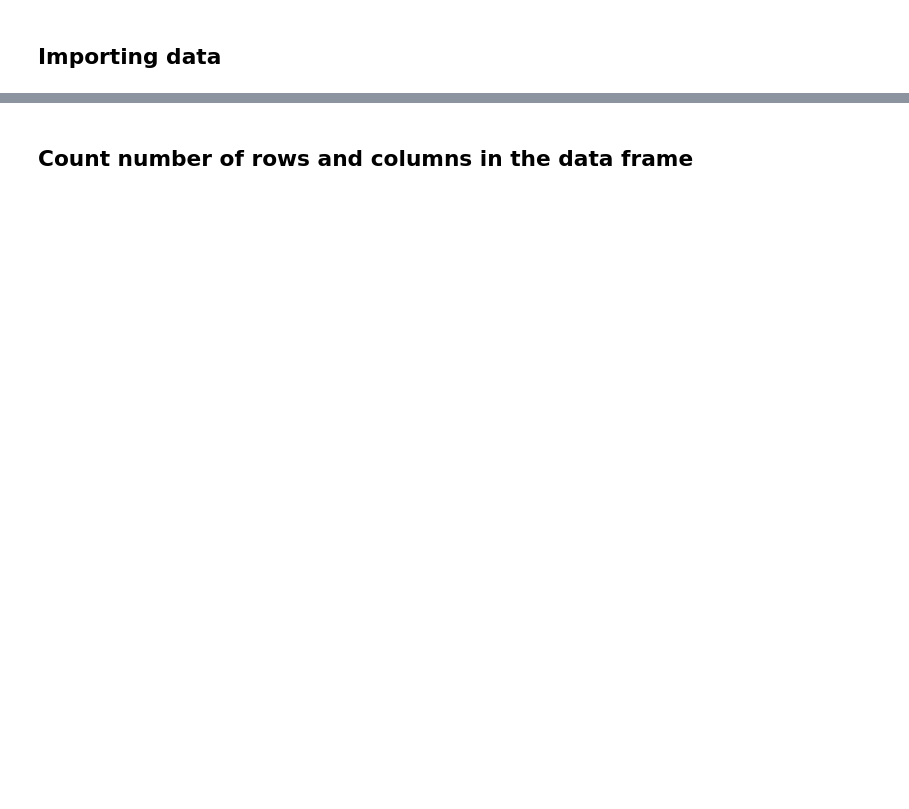
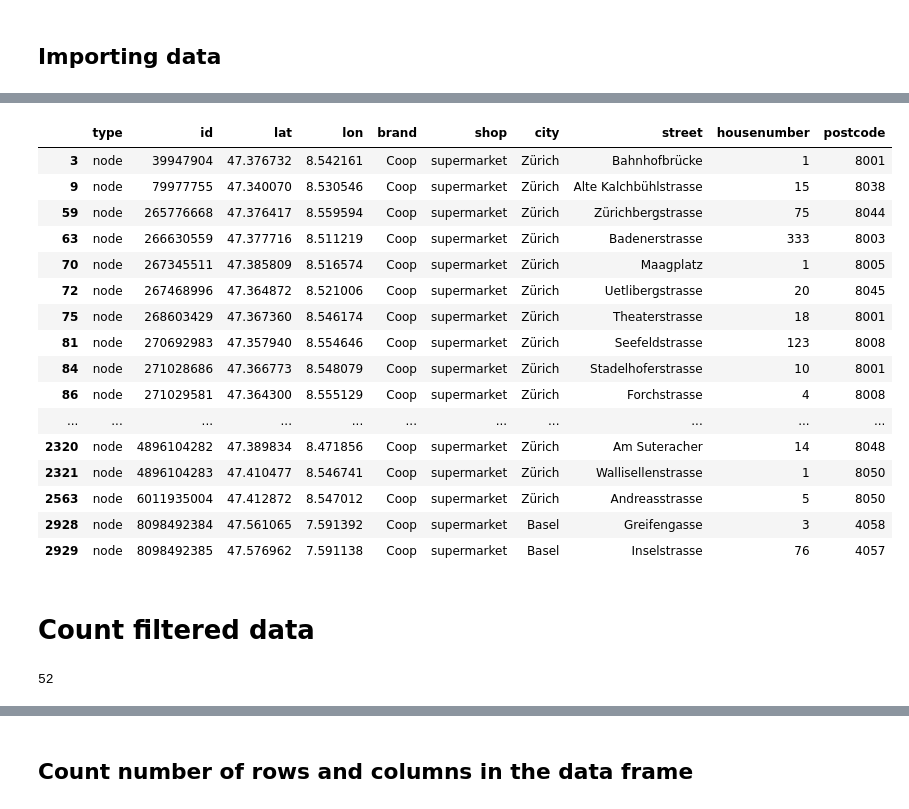
Before and after one commit to pascaleichenberger/applied_research_methods, a Jupyter notebook: Week_02/supermarkets_data_preparation.ipynb, the cells around one changed output, grey strips where cells are left out. Drawn from its saved outputs; the diff is of its cells as text; code cells hidden in the pictures; blank space fills up the shorter version.

```diff
--- a/Week_02/supermarkets_data_preparation.ipynb
+++ b/Week_02/supermarkets_data_preparation.ipynb
@@ -27,0 +54,38 @@ df1.head(5)
+# %%
+# Filter Data
+
+# Apply filters to the DataFrame to select specific rows based on conditions
+df_filtered = df.loc[(df['brand'] == 'Coop') & (df['city'].isin(['Zürich', 'Basel', 'Bern']))]
+
+# Display the first 50 rows of the filtered DataFrame
+df_filtered.head(50)
+# %% [output]
+|  | type | id | lat | lon | brand | shop | city | street | housenumber | postcode |
+| 3 | node | 39947904 | 47.376732 | 8.542161 | Coop | supermarket | Zürich | Bahnhofbrücke | 1 | 8001 |
+| 9 | node | 79977755 | 47.340070 | 8.530546 | Coop | supermarket | Zürich | Alte Kalchbühlstrasse | 15 | 8038 |
+| 59 | node | 265776668 | 47.376417 | 8.559594 | Coop | supermarket | Zürich | Zürichbergstrasse | 75 | 8044 |
+| 63 | node | 266630559 | 47.377716 | 8.511219 | Coop | supermarket | Zürich | Badenerstrasse | 333 | 8003 |
+| 70 | node | 267345511 | 47.385809 | 8.516574 | Coop | supermarket | Zürich | Maagplatz | 1 | 8005 |
+| 72 | node | 267468996 | 47.364872 | 8.521006 | Coop | supermarket | Zürich | Uetlibergstrasse | 20 | 8045 |
+| 75 | node | 268603429 | 47.367360 | 8.546174 | Coop | supermarket | Zürich | Theaterstrasse | 18 | 8001 |
+| 81 | node | 270692983 | 47.357940 | 8.554646 | Coop | supermarket | Zürich | Seefeldstrasse | 123 | 8008 |
+| 84 | node | 271028686 | 47.366773 | 8.548079 | Coop | supermarket | Zürich | Stadelhoferstrasse | 10 | 8001 |
+| 86 | node | 271029581 | 47.364300 | 8.555129 | Coop | supermarket | Zürich | Forchstrasse | 4 | 8008 |
+| ... | ... | ... | ... | ... | ... | ... | ... | ... | ... | ... |
+| 2320 | node | 4896104282 | 47.389834 | 8.471856 | Coop | supermarket | Zürich | Am Suteracher | 14 | 8048 |
+| 2321 | node | 4896104283 | 47.410477 | 8.546741 | Coop | supermarket | Zürich | Wallisellenstrasse | 1 | 8050 |
+| 2563 | node | 6011935004 | 47.412872 | 8.547012 | Coop | supermarket | Zürich | Andreasstrasse | 5 | 8050 |
+| 2928 | node | 8098492384 | 47.561065 | 7.591392 | Coop | supermarket | Basel | Greifengasse | 3 | 4058 |
+| 2929 | node | 8098492385 | 47.576962 | 7.591138 | Coop | supermarket | Basel | Inselstrasse | 76 | 4057 |
+# %% [markdown]
+# Count filtered data
+# %%
+# Count Filtered Data
+
+# Count the number of rows that meet the filter criteria
+filtered_count = df_filtered.shape[0]
+
+# Display the count of filtered rows
+filtered_count
+# %% [output]
+52
```
Also changed, not shown: parts of 17 cells of this notebook, 10 other files.
